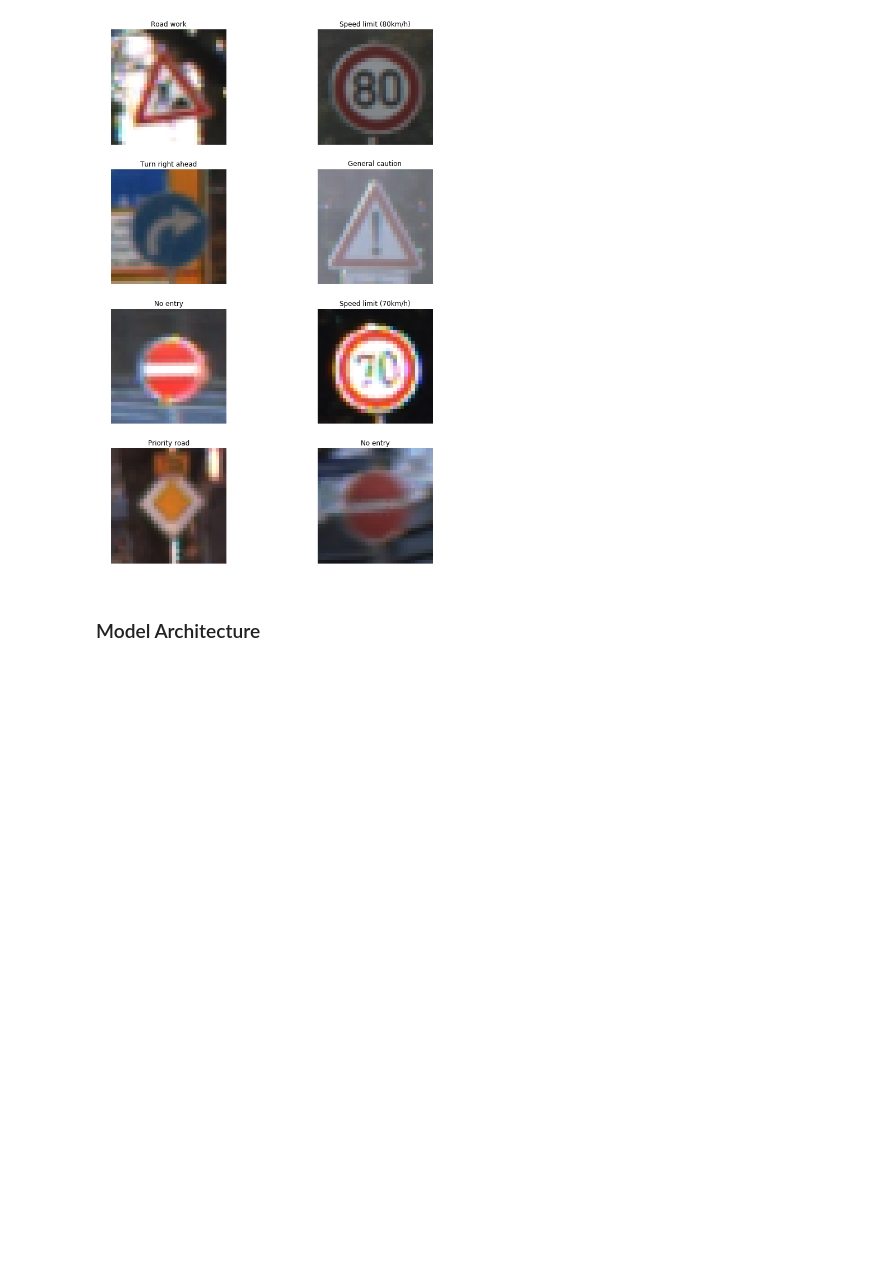
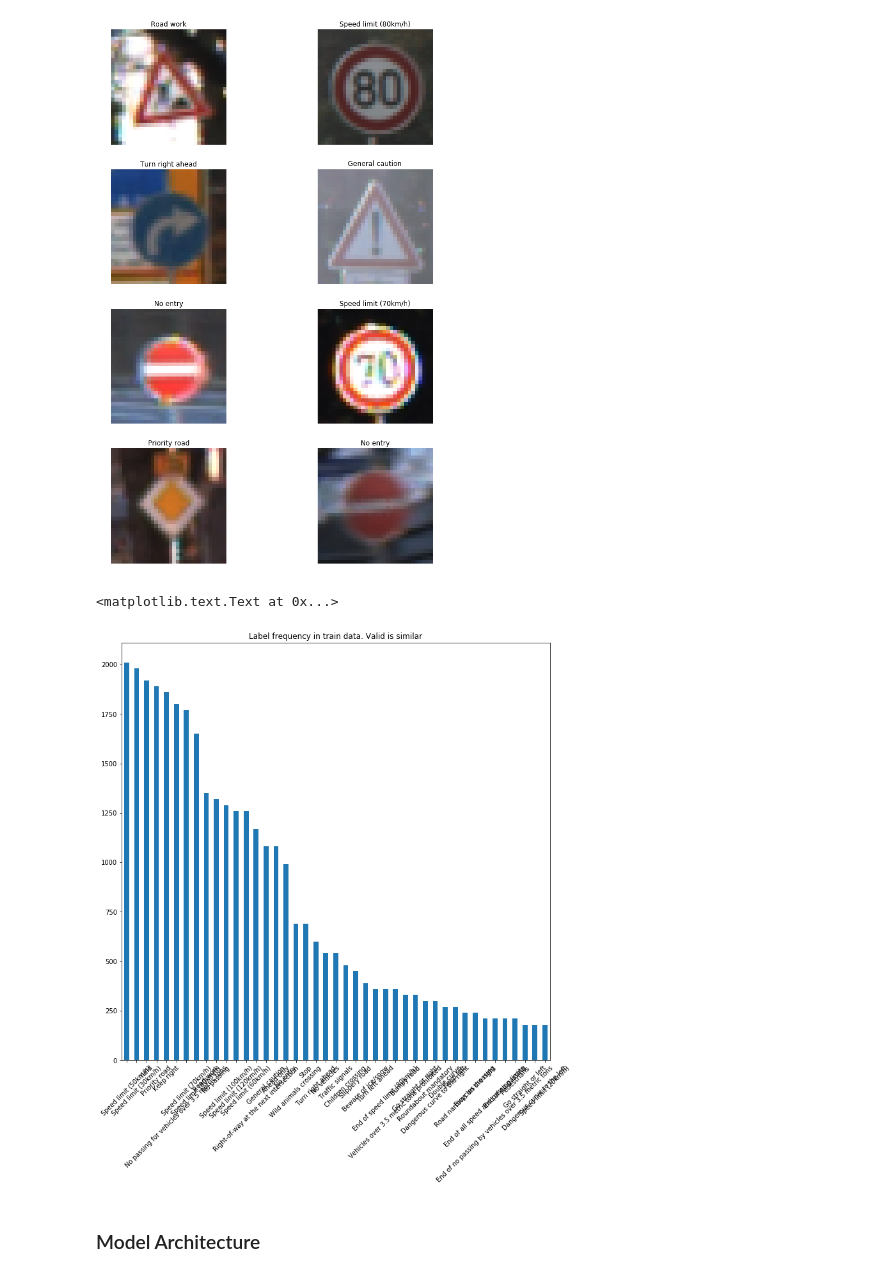
Before and after one commit to sshleifer/traffic-signs, a Jupyter notebook: TrafficSignsFinal.ipynb, the cells around one changed output. Cells and saved outputs as stored; diff of their text form; code cells hidden in the pictures; blank space fills up the shorter version.

```diff
--- a/TrafficSignsFinal.ipynb
+++ b/TrafficSignsFinal.ipynb
@@ -268,6 +268,17 @@ for i in range(number_to_stop):
 plot_figures(figures, 4, 2, labels)
 # %% [output]
 [figure]
+# %%
+import pandas as pd
+import matplotlib.pyplot as plt
+%matplotlib inline
+
+pd.value_counts(y_train).rename(index=classnames).plot.bar(rot=45, figsize=(12,12)
+                                                          )
+plt.title('Label frequency in train data. Valid is similar')
+# %% [output]
+<matplotlib.text.Text at 0x...>
+[figure, added]
 # %% [markdown]
 ### Model Architecture
 # %%
```
